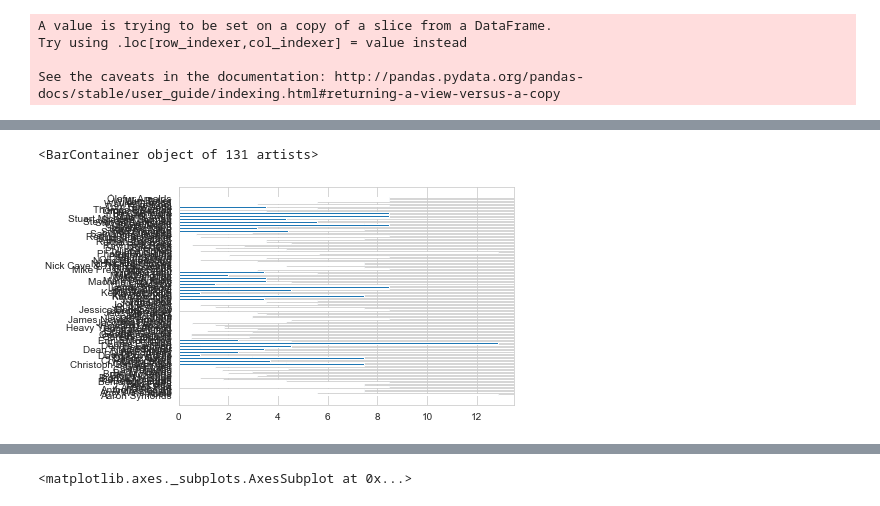
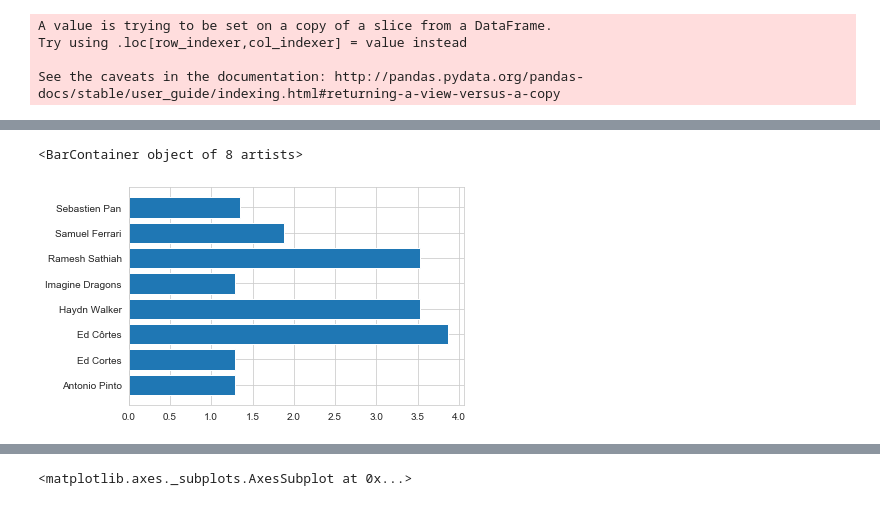
Before and after one commit to benspils/movie-content-analysis, a Jupyter notebook: Setting Up Data.ipynb, the cells around one changed output, grey strips where cells are left out. Drawn from its saved outputs; the diff is of its cells as text; code cells hidden in the pictures.

```diff
--- a/Setting Up Data.ipynb
+++ b/Setting Up Data.ipynb
@@ -355,14 +355,12 @@ plt.barh(master_table.groupby("director").mean().index, master_table.groupby("di
 <BarContainer object of 66 artists>
 [figure]
 # %%
-sns.set()
-
 figure, ax = plt.subplots(2, 2, figsize=(50, 50))
-x=master_table.groupby("director").mean().index
-y0_gross_rev= master_table.groupby("director").mean().worldwide_gross
-y1_net_prof= master_table.groupby("director").mean().worldwide_gross-master_table.groupby("director").mean().production_budget
-y2_roi_percent= master_table.groupby("director").mean().worldwide_gross/master_table.groupby("director").mean().production_budget
-y3_comp= master_table.groupby("director").mean().success_score
+x=master_table[:750].groupby("director").mean().index
+y0_gross_rev= master_table[:750].groupby("director").mean().worldwide_gross
+y1_net_prof= master_table[:750].groupby("director").mean().worldwide_gross-master_table[:750].groupby("director").mean().production_budget
+y2_roi_percent= master_table[:750].groupby("director").mean().worldwide_gross/master_table[:750].groupby("director").mean().production_budget
+y3_comp= master_table[:750].groupby("director").mean().success_score
 ax[0][0].set_title('Gross Revenue vs Director')
 ax[0][0].set_xlabel('Director')
 ax[0][0].set_ylabel('Gross Revenue ($)')
@@ -434,4 +432,4 @@ df_composer.head()
 | 25 | nm0069225 | Gavin Bellour | NaN | NaN | actor,producer,composer | tt0423370,tt2040257,tt0859592,tt7... | 4 |
 | 28 | nm0069990 | Jorge Ben Jor | 1942.0 | NaN | soundtrack,composer,actor | tt0099892,tt3731562,tt1103275,tt0... | 4 |
 # %%
-df_composer.sort_values(by='title_length',ascending=False)
+df_composer.sort_values(by='title_length',ascending=False, inplace=True)
@@ -452,5 +436,5 @@ df_composer.sort_values(by='title_length',ascending=False)
 # %%
-gml=list(df_composer["known_for_titles"][:100])
+gml=list(df_composer["known_for_titles"][:32])
 genre_list=[]
 for genres in gml:
     genre_list.append(list(genres.split(",")))
@@ -485,12 +489,13 @@ master_composer.head()
 # %%
+master_composer = master_composer[master_composer.composer != 'Matthew Emerson Brown']
+master_composer = master_composer[master_composer.composer != 'Joshua Morrison']
+master_composer = master_composer[master_composer.composer != 'Jeramy Koepping']
+
 master_composer.groupby("composer").mean().sort_values("success_score", ascending=False)
 plt.barh(master_composer.groupby("composer").mean().index, master_composer.groupby("composer").mean().worldwide_gross/master_composer.groupby("composer").mean().production_budget)
-
-
-master_composer.sort_values(by=)
 # %% [output]
-<BarContainer object of 131 artists>
+<BarContainer object of 8 artists>
-[figure, old version]
+[figure, new version]
 # %%
 figure, ax = plt.subplots(2, 2, figsize=(50, 50))
 x=master_composer.groupby("composer").median().index
```
Also changed, not shown: parts of 11 cells of this notebook, 3 other files.
